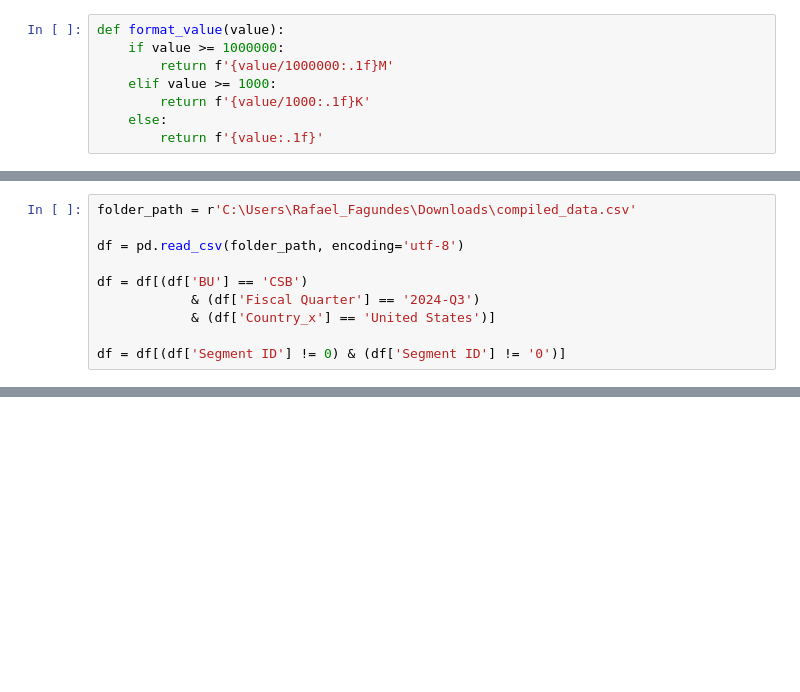
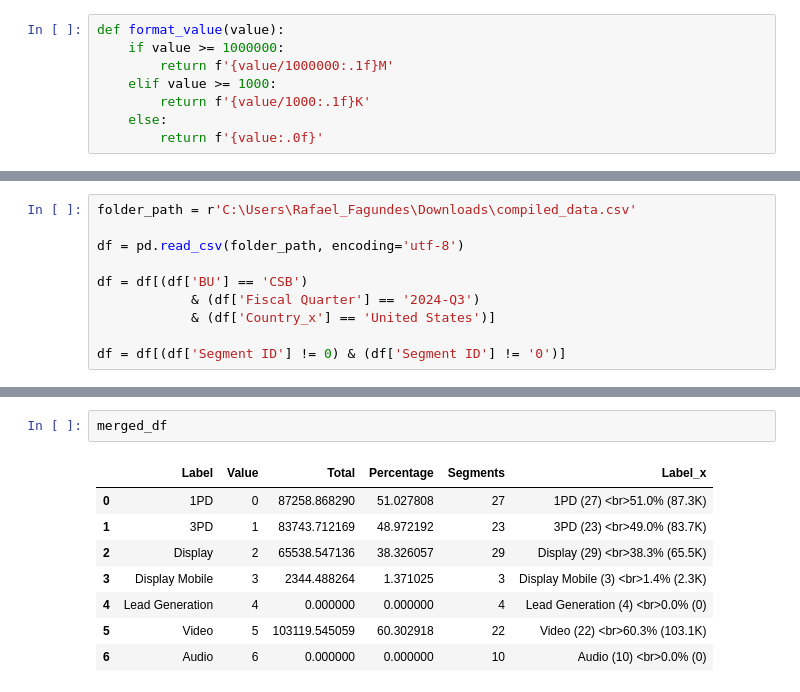
Before and after one commit to 0xrsfagundes/File-Manipulation, a Jupyter notebook: AIQ BVA/Untitled.ipynb, the cells around one changed output, grey strips where cells are left out. Cells and saved outputs as stored; diff of their text form; blank space fills up the shorter version.

```diff
--- a/AIQ BVA/Untitled.ipynb
+++ b/AIQ BVA/Untitled.ipynb
@@ -15,4 +15,4 @@ def format_value(value):
     elif value >= 1000:
         return f'{value/1000:.1f}K'
     else:
-        return f'{value:.1f}'
+        return f'{value:.0f}'
@@ -202,0 +107,11 @@ df_target
+# %%
+merged_df
+# %% [output]
+|  | Label | Value | Total | Percentage | Segments | Label_x |
+| 0 | 1PD | 0 | 87258.868290 | 51.027808 | 27 | 1PD (27) <br>51.0% (87.3K) |
+| 1 | 3PD | 1 | 83743.712169 | 48.972192 | 23 | 3PD (23) <br>49.0% (83.7K) |
+| 2 | Display | 2 | 65538.547136 | 38.326057 | 29 | Display (29) <br>38.3% (65.5K) |
+| 3 | Display Mobile | 3 | 2344.488264 | 1.371025 | 3 | Display Mobile (3) <br>1.4% (2.3K) |
+| 4 | Lead Generation | 4 | 0.000000 | 0.000000 | 4 | Lead Generation (4) <br>0.0% (0) |
+| 5 | Video | 5 | 103119.545059 | 60.302918 | 22 | Video (22) <br>60.3% (103.1K) |
+| 6 | Audio | 6 | 0.000000 | 0.000000 | 10 | Audio (10) <br>0.0% (0) |
```
Also changed, not shown: parts of 14 cells of this notebook, 1 other file.
